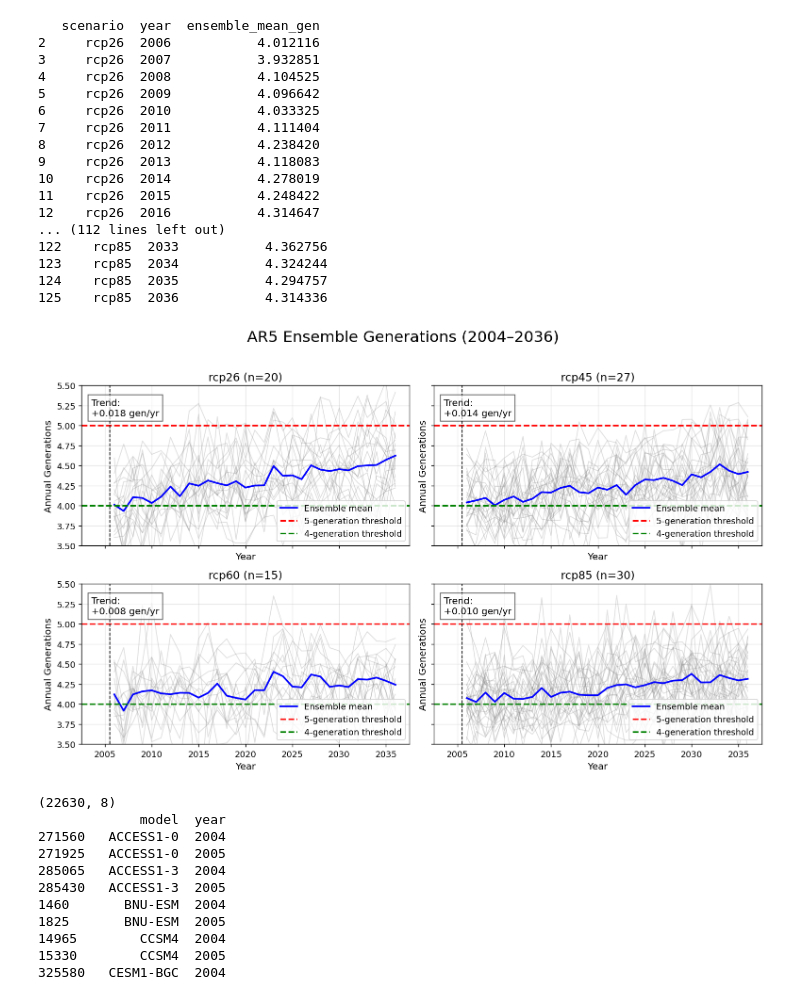
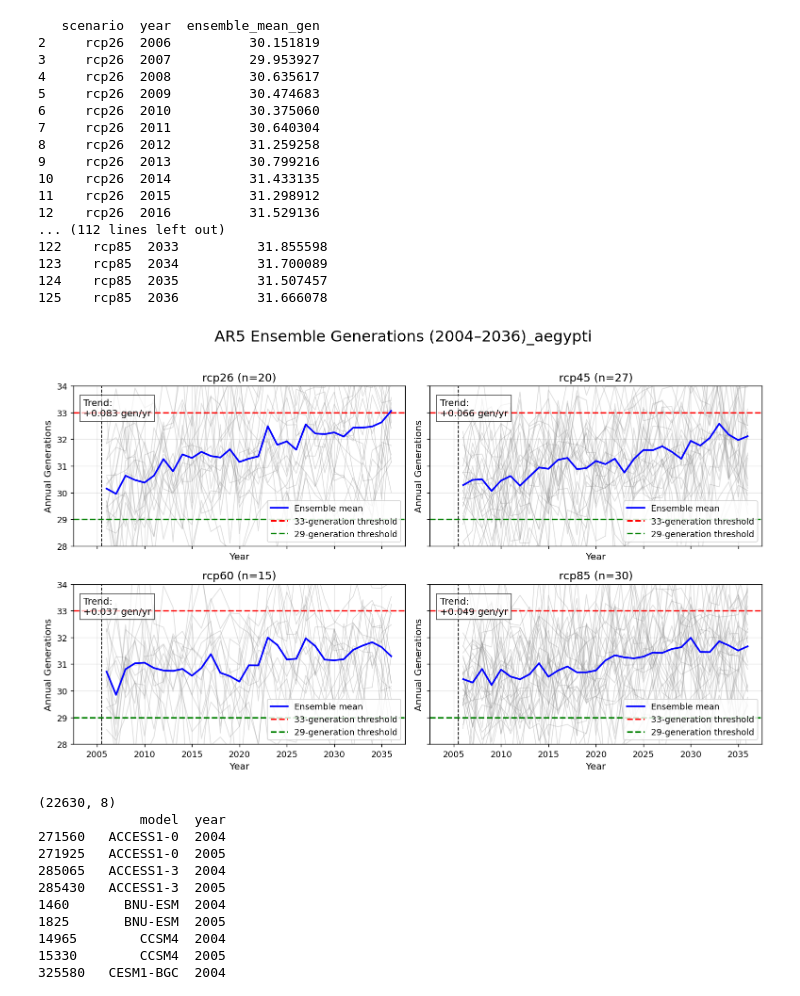
Before and after one commit to SteveChiao/Climate_project, a Jupyter notebook: 程式作業/Daxue＿village/code/0423校正世代數.ipynb, the cells around one changed output. Cells and saved outputs as stored; diff of their text form; code cells hidden in the pictures.

```diff
--- a/程式作業/Daxue＿village/code/0423校正世代數.ipynb
+++ b/程式作業/Daxue＿village/code/0423校正世代數.ipynb
@@ -27,12 +27,12 @@ START_YEAR = 2004
 END_YEAR = 2036
 
 # Degree-day 參數
-BASE_TEMP = 15.9        # 發育下限溫度 Tb
-DD_PER_GENERATION = 650 # 每世代所需 DD
+BASE_TEMP = 9.4        # 發育下限溫度 Tb
+DD_PER_GENERATION = 160 # 每世代所需 DD
 
 # 世代門檻線
-DD_4GEN = 4 * DD_PER_GENERATION   # 2600
-DD_5GEN = 5 * DD_PER_GENERATION   # 3250
+DD_4GEN = 29 * DD_PER_GENERATION   # 2600
+DD_5GEN = 33 * DD_PER_GENERATION   # 3250
 
 # 情境順序
 SCENARIO_ORDER = ["rcp26", "rcp45", "rcp60", "rcp85"]
@@ -176,14 +176,14 @@ for ax, scenario in zip(axes, SCENARIO_ORDER):
         color="red",
         linestyle="--",
         linewidth=1.8,
-        label="5-generation threshold"
+        label="33-generation threshold"
     )
     ax.axhline(
         DD_4GEN,
         color="green",
         linestyle="--",
         linewidth=1.8,
-        label="4-generation threshold"
+        label="29-generation threshold"
     )
 
     # ---- 垂直參考線 ----
@@ -219,14 +219,14 @@ for ax, scenario in zip(axes, SCENARIO_ORDER):
     # ---- 座標與格線 ----
     ax.set_xlabel("Year", fontsize=11)
     ax.set_ylabel("Annual GDD", fontsize=11)
-    ax.set_ylim([2250,3500])
+    ax.set_ylim([|45|00,5400])
     ax.grid(True, alpha=0.3)
 
     # ---- 圖例 ----
     ax.legend(loc="lower right", fontsize=10)
 
 # 總標題
-fig.suptitle("AR5 Ensemble Degree-Days (2004–2036)", fontsize=18, y=0.98)
+fig.suptitle("AR5 Ensemble Degree-Days (2004–2036)_Aedes aegypti", fontsize=18, y=0.98)
 
 # x/y 範圍可依需要微調
 for ax in axes:
@@ -234,7 +234,7 @@ for ax in axes:
         ax.set_xlim(2002.5, 2037.5)
 
 plt.tight_layout(rect=[0, 0, 1, 0.96])
-outpath = output_dir / f"AR5 Ensemble correct Degree-Days (2004–2036).png"
+outpath = output_dir / f"AR5 Ensemble correct Degree-Days (2004–2036)_Aedes aegypti.png"
 plt.savefig(outpath, dpi=300, bbox_inches="tight")
 plt.show()
 # %% [output]
@@ -310,8 +320,8 @@ for ax, scenario in zip(axes, SCENARIO_ORDER):
     )
 
     # 門檻線
-    ax.axhline(5, color="red", linestyle="--", linewidth=1.8, label="5-generation threshold")
-    ax.axhline(4, color="green", linestyle="--", linewidth=1.8, label="4-generation threshold")
+    ax.axhline(33, color="red", linestyle="--", linewidth=1.8, label="33-generation threshold")
+    ax.axhline(29, color="green", linestyle="--", linewidth=1.8, label="29-generation threshold")
 
     # historical / future 分隔線
     ax.axvline(REFERENCE_YEAR, color="black", linestyle="--", linewidth=1)
@@ -324,52 +334,52 @@ for ax, scenario in zip(axes, SCENARIO_ORDER):
         trend_text = "Trend:\nN/A"
 
     ax.text(
         0.03, 0.92,
         trend_text,
         transform=ax.transAxes,
         ha="left",
         va="top",
         fontsize=11,
         bbox=dict(facecolor="white", edgecolor="black", alpha=0.65)
     )
 
     n_models = scenario_counts.get(scenario, np.nan)
     ax.set_title(f"{scenario} (n={int(n_models)})", fontsize=13)
 
     ax.set_xlabel("Year", fontsize=11)
     ax.set_ylabel("Annual Generations", fontsize=11)
-    ax.set_ylim([3.5,5.5])
+    ax.set_ylim([28,34])
     ax.grid(True, alpha=0.3)
     ax.legend(loc="lower right", fontsize=10)
 
-fig.suptitle("AR5 Ensemble Generations (2004–2036)", fontsize=18, y=0.98)
+fig.suptitle("AR5 Ensemble Generations (2004–2036)_aegypti", fontsize=18, y=0.98)
 for ax in axes:
     if ax.get_visible():
         ax.set_xlim(2002.5, 2037.5)
 
 plt.tight_layout(rect=[0, 0, 1, 0.96])
-outpath = output_dir / f"AR5 Ensemble correct Generations (2004–2036).png"
+outpath = output_dir / f"AR5 Ensemble correct Generations (2004–2036)_Aedes aegypti.png"
 plt.savefig(outpath, dpi=300, bbox_inches="tight")
 plt.show()
 # %% [output]
    scenario  year  ensemble_mean_gen
-2     rcp26  2006           4.012116
-3     rcp26  2007           3.932851
-4     rcp26  2008           4.104525
-5     rcp26  2009           4.096642
-6     rcp26  2010           4.033325
-7     rcp26  2011           4.111404
-8     rcp26  2012           4.238420
-9     rcp26  2013           4.118083
-10    rcp26  2014           4.278019
-11    rcp26  2015           4.248422
-12    rcp26  2016           4.314647
+2     rcp26  2006          30.151819
+3     rcp26  2007          29.953927
+4     rcp26  2008          30.635617
+5     rcp26  2009          30.474683
+6     rcp26  2010          30.375060
+7     rcp26  2011          30.640304
+8     rcp26  2012          31.259258
+9     rcp26  2013          30.799216
+10    rcp26  2014          31.433135
+11    rcp26  2015          31.298912
+12    rcp26  2016          31.529136
 ... (112 lines left out)
-122    rcp85  2033           4.362756
-123    rcp85  2034           4.324244
-124    rcp85  2035           4.294757
-125    rcp85  2036           4.314336
+122    rcp85  2033          31.855598
+123    rcp85  2034          31.700089
+124    rcp85  2035          31.507457
+125    rcp85  2036          31.666078
-[figure, old version]
+[figure, new version]
 # %%
 hist_df = df[df["scenario"] == "historical"].copy()
 
```
Also changed, not shown: parts of 2 cells of this notebook, 22 other files.
